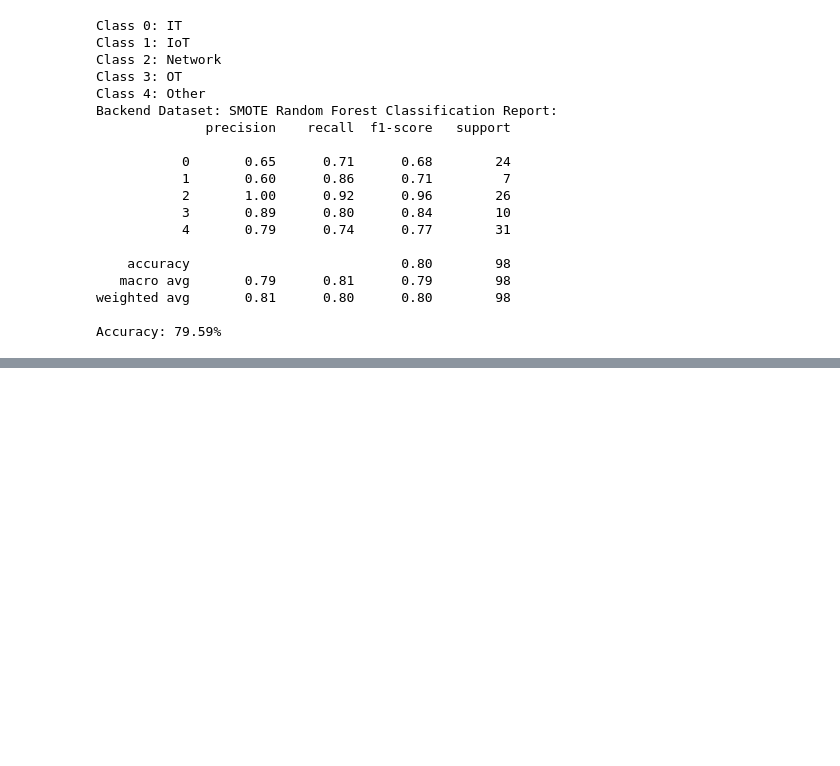
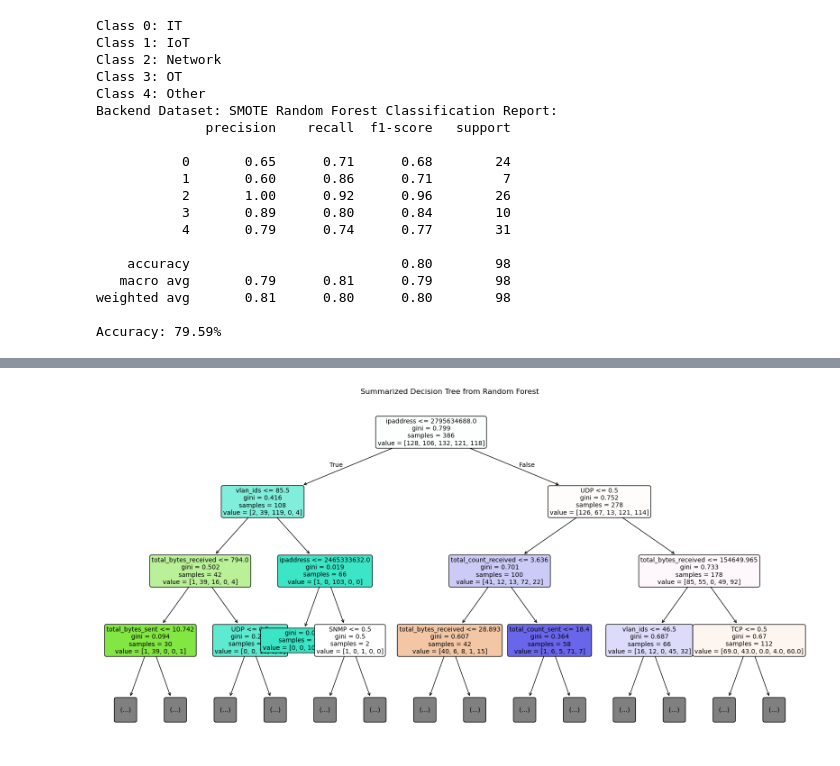
Before and after one commit to anhquynhnguyeen/Anh-Nguyen-Bachelor-Thesis, a Jupyter notebook: Anh_Nguyen_Bachelor_Thesis.ipynb, the cells around one changed output, grey strips where cells are left out. Saved outputs shown, nothing was run; the diff lists cells and outputs as text; code cells hidden in the pictures; blank space fills up the shorter version.

```diff
--- a/Anh_Nguyen_Bachelor_Thesis.ipynb
+++ b/Anh_Nguyen_Bachelor_Thesis.ipynb
@@ -2005,0 +1992,17 @@ Accuracy: 39.33%
+# %%
+# Visualizing One Decision Tree from the Random Forest
+
+# Set max depth for the tree to limit its size
+tree_to_plot = rf_model.estimators_[0]  # The first tree from the forest
+
+plt.figure(figsize=(20, 10))
+plot_tree(tree_to_plot,
+          feature_names=X.columns.tolist(),
+          filled=True,
+          rounded=True,
+          fontsize=10,
+          max_depth=3)
+plt.title("Summarized Decision Tree from Random Forest")
+plt.show()
+# %% [output]
+[figure, added]
```
Also changed, not shown: parts of 14 cells of this notebook.
